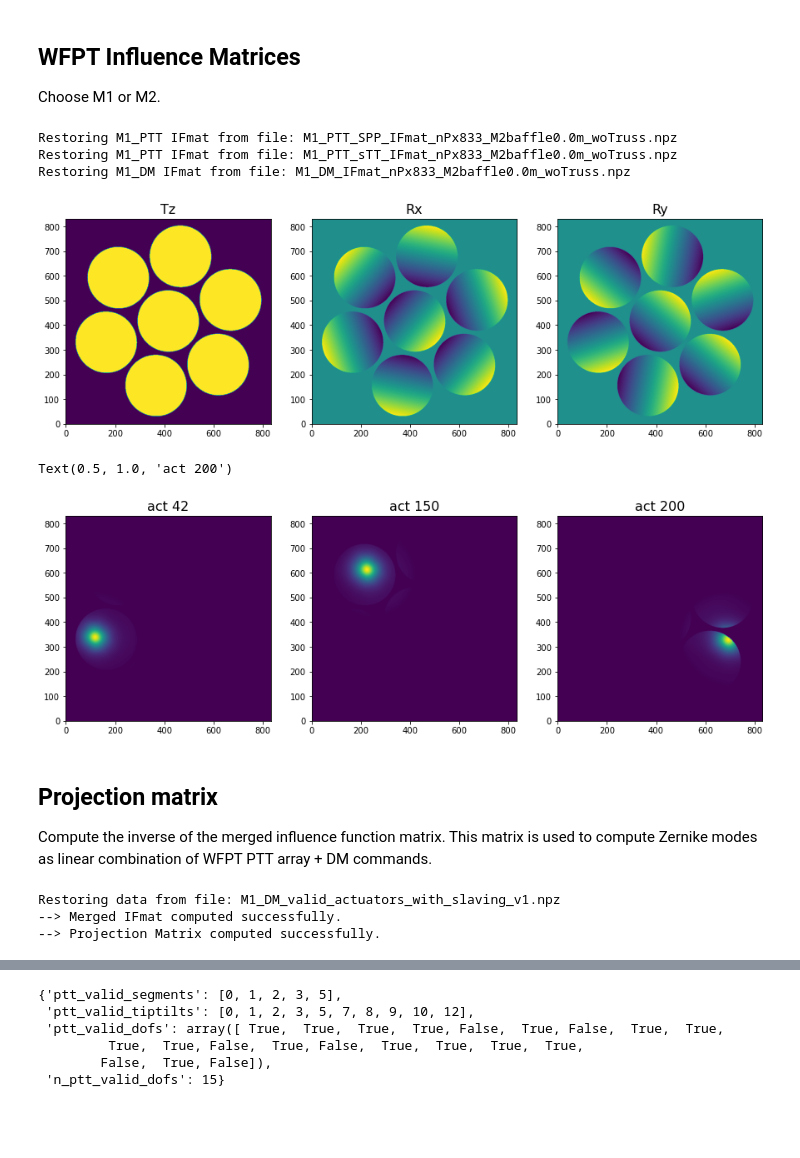
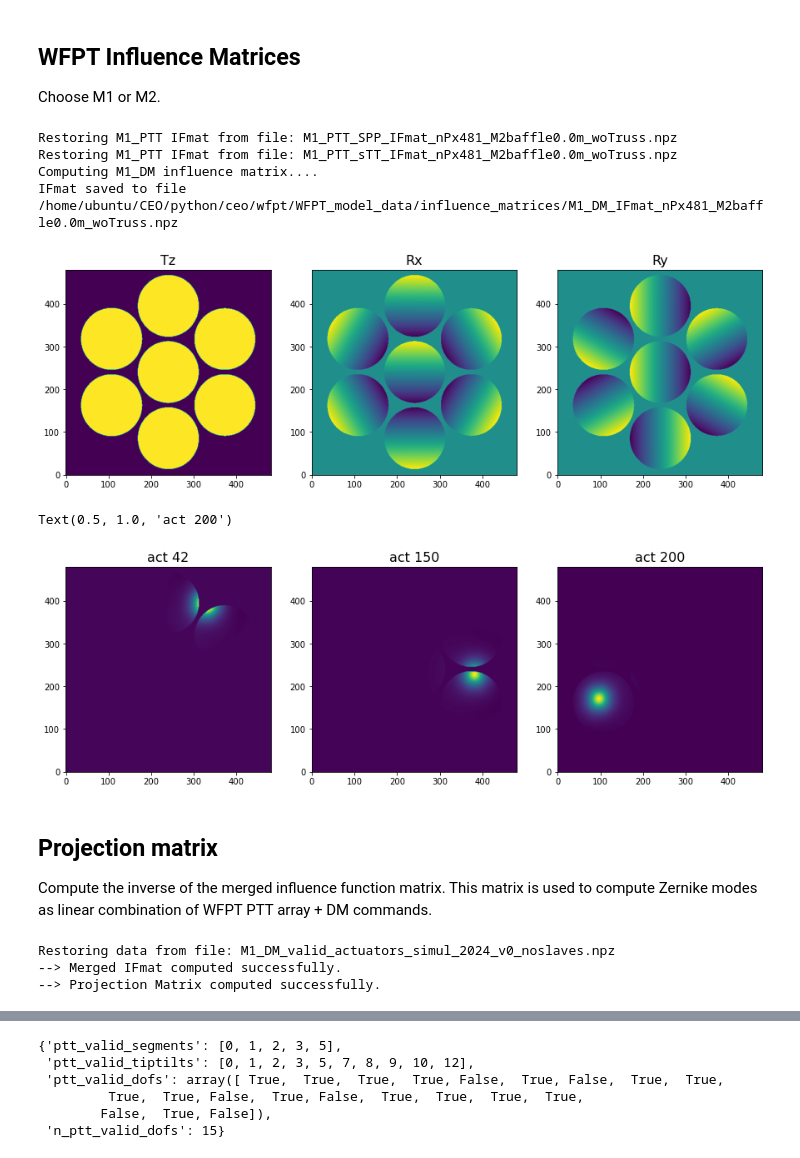
Before and after one commit to fquiros/CEO, a Jupyter notebook: python/ceo/wfpt/WFPT_segment_zernikes_v1.ipynb, the cells around one changed output, grey strips where cells are left out. Cells and saved outputs as stored; diff of their text form; code cells hidden in the pictures; blank space fills up the shorter version.

Commit message:
M1 DM fine alignment tuned to match 20240223 lab data. New Zernikes for M1 and M2 computed.

```diff
--- a/python/ceo/wfpt/WFPT_segment_zernikes_v1.ipynb
+++ b/python/ceo/wfpt/WFPT_segment_zernikes_v1.ipynb
@@ -25,7 +25,7 @@ from ceo import wfpt_visulib, wfpt_zernike_modes_creation
 # %%
 M2_baffle_diam=0.0 # 3.6  # size of M2 baffle
 project_truss_onaxis=False # simulate truss shadows over central segment
-path = 'SH'
+path = 'DFS'
 zerntool = wfpt_zernike_modes_creation(M2_baffle_diam=M2_baffle_diam,
                                 project_truss_onaxis=project_truss_onaxis, path=path)
 nPx = zerntool.src._nPx
@@ -100,31 +109,32 @@ Choose M1 or M2.
 mirror= 'M1'
 zerntool.get_influence_matrices(mirror)
 # %% [output]
-Restoring M1_PTT IFmat from file: M1_PTT_SPP_IFmat_nPx833_M2baffle0.0m_woTruss.npz
-Restoring M1_PTT IFmat from file: M1_PTT_sTT_IFmat_nPx833_M2baffle0.0m_woTruss.npz
-Restoring M1_DM IFmat from file: M1_DM_IFmat_nPx833_M2baffle0.0m_woTruss.npz
+Restoring M1_PTT IFmat from file: M1_PTT_SPP_IFmat_nPx481_M2baffle0.0m_woTruss.npz
+Restoring M1_PTT IFmat from file: M1_PTT_sTT_IFmat_nPx481_M2baffle0.0m_woTruss.npz
+Computing M1_DM influence matrix....
+IFmat saved to file /home/ubuntu/CEO/python/ceo/wfpt/WFPT_model_data/influence_matrices/M1_DM_IFmat_nPx481_M2baffle0.0m_woTruss.npz
 # %%
 phtemp = np.zeros((nPx, nPx))
 
 fig, (ax1, ax2, ax3) = plt.subplots(ncols=3)
 fig.set_size_inches((15,5))
 
-phtemp[zerntool.GMTmask] = np.sum(zerntool.IFmats['M1']['SPP_IFmat'], axis=1)
+phtemp[zerntool.GMTmask] = np.sum(zerntool.IFmats[mirror]['SPP_IFmat'], axis=1)
 im1 = ax1.imshow(phtemp, origin='lower')
 #clb1 = fig.colorbar(im1, ax=ax1)
 ax1.set_title('Tz', fontsize=16)
 
-phtemp[zerntool.GMTmask] = np.sum(zerntool.IFmats['M1']['RxRy_IFmat'][:,0:7], axis=1)
+phtemp[zerntool.GMTmask] = np.sum(zerntool.IFmats[mirror]['RxRy_IFmat'][:,0:7], axis=1)
 im2 = ax2.imshow(phtemp, origin='lower')
 #clb2 = fig.colorbar(im2, ax=ax2)
 ax2.set_title('Rx', fontsize=16)
 
-phtemp[zerntool.GMTmask] = np.sum(zerntool.IFmats['M1']['RxRy_IFmat'][:,7:], axis=1)
+phtemp[zerntool.GMTmask] = np.sum(zerntool.IFmats[mirror]['RxRy_IFmat'][:,7:], axis=1)
 im3 = ax3.imshow(phtemp, origin='lower')
 #clb3 = fig.colorbar(im3, ax=ax3)
 ax3.set_title('Ry', fontsize=16);
 # %% [output]
-[figure, old version]
+[figure, new version]
 # %%
 #----- Show three DM poke just for fun.
 myacts = [42, 150, 200]
@@ -133,33 +143,37 @@ phtemp = np.zeros((nPx, nPx))
 fig, (ax1, ax2, ax3) = plt.subplots(ncols=3)
 fig.set_size_inches((15,5))
 
-phtemp[zerntool.GMTmask] = zerntool.IFmats['M1']['DM_IFmat'][:,myacts[0]]
+phtemp[zerntool.GMTmask] = zerntool.IFmats[mirror]['DM_IFmat'][:,myacts[0]]
 im1 = ax1.imshow(phtemp, origin='lower')
 #clb1 = fig.colorbar(im1, ax=ax1)
 ax1.set_title('act %d'%myacts[0], fontsize=16)
 
-phtemp[zerntool.GMTmask] = zerntool.IFmats['M1']['DM_IFmat'][:,myacts[1]]
+phtemp[zerntool.GMTmask] = zerntool.IFmats[mirror]['DM_IFmat'][:,myacts[1]]
 im2 = ax2.imshow(phtemp, origin='lower')
 #clb2 = fig.colorbar(im2, ax=ax2)
 ax2.set_title('act %d'%myacts[1], fontsize=16)
 
-phtemp[zerntool.GMTmask] = zerntool.IFmats['M1']['DM_IFmat'][:,myacts[2]]
+phtemp[zerntool.GMTmask] = zerntool.IFmats[mirror]['DM_IFmat'][:,myacts[2]]
 im3 = ax3.imshow(phtemp, origin='lower')
 #clb3 = fig.colorbar(im3, ax=ax3)
 ax3.set_title('act %d'%myacts[2], fontsize=16)
 # %% [output]
 Text(0.5, 1.0, 'act 200')
-[figure, old version]
+[figure, new version]
 # %% [markdown]
 ## Projection matrix
 Compute the inverse of the merged influence function matrix. This matrix is used to compute Zernike modes as linear combination of WFPT PTT array + DM commands.
 # %%
-ptt_valid_segments = [0,1,2,3,5]
-dm_valid_acts_file = 'M1_DM_valid_actuators_with_slaving_v1.npz'
+if mirror == 'M1':
+    ptt_valid_segments = [0,1,2,3,5]
+    dm_valid_acts_file = 'M1_DM_valid_actuators_simul_2024_v0_noslaves.npz'
+elif mirror == 'M2':
+    ptt_valid_segments = [1,2,3,4,5,6]
+    dm_valid_acts_file = 'M2_DM_valid_actuators_simul_2024_v0_noslaves.npz'
 zerntool.get_projection_matrix(mirror, dm_valid_acts_file=dm_valid_acts_file,
                               ptt_valid_segments=ptt_valid_segments)
 # %% [output]
-Restoring data from file: M1_DM_valid_actuators_with_slaving_v1.npz
+Restoring data from file: M1_DM_valid_actuators_simul_2024_v0_noslaves.npz
 --> Merged IFmat computed successfully.
 --> Projection Matrix computed successfully.
 # %%
```
Also changed, not shown: parts of 16 cells of this notebook, 1 other file.
